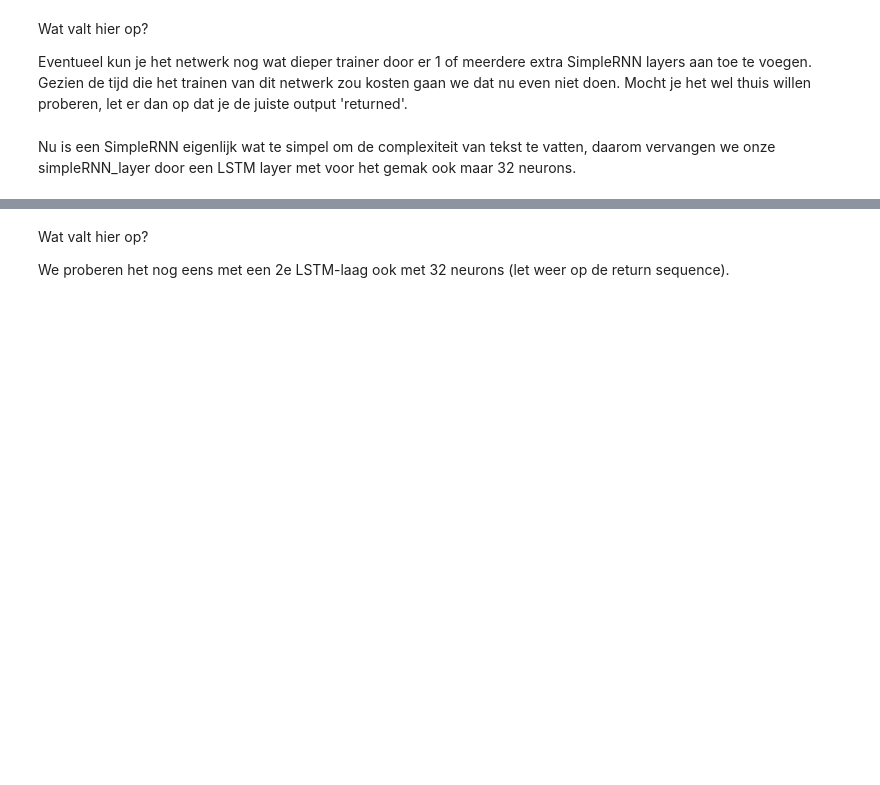
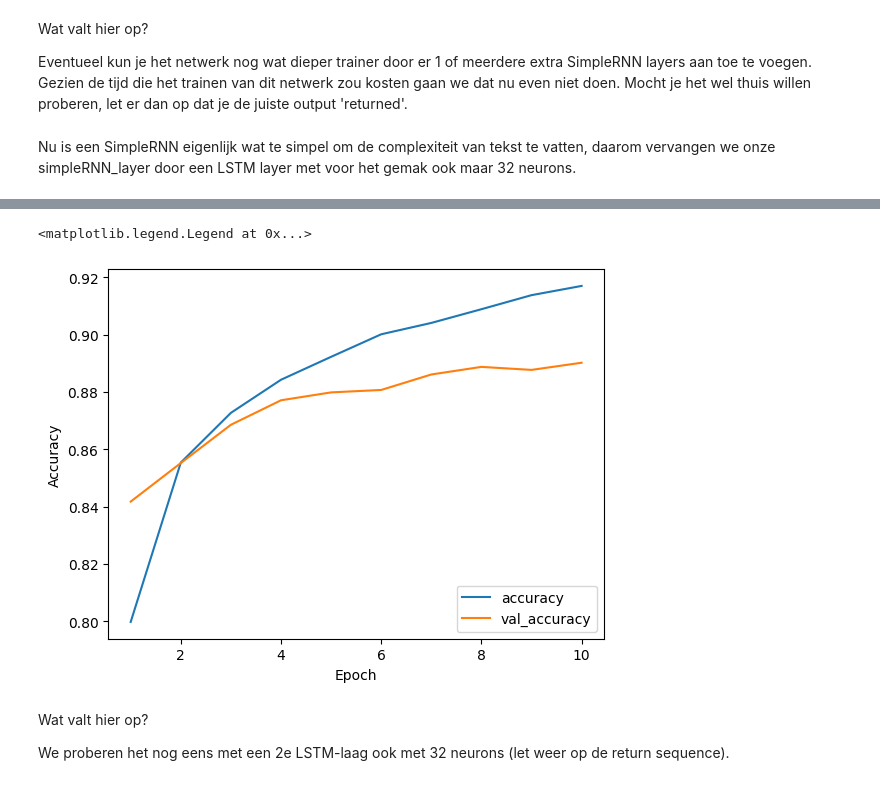
Before and after one commit to usadson/machine-learning, a Jupyter notebook: Thema 3/Thema3werkcollege1en2_studentversie.ipynb, the cells around one changed output, grey strips where cells are left out. Cells and saved outputs as stored; diff of their text form; code cells hidden in the pictures; blank space fills up the shorter version.

```diff
--- a/Thema 3/Thema3werkcollege1en2_studentversie.ipynb
+++ b/Thema 3/Thema3werkcollege1en2_studentversie.ipynb
@@ -411,3 +422,10 @@ Eventueel kun je het netwerk nog wat dieper trainer door er 1 of meerdere extra
 Nu is een SimpleRNN eigenlijk wat te simpel om de complexiteit van tekst te vatten, daarom vervangen we onze simpleRNN_layer door een LSTM layer met voor het gemak ook maar 32 neurons.
 # %%
 #vervang de simpleRNN_layer door een LSTM_layer met 32 neurons epochs=10
+model = models.Sequential([
+    layers.Embedding(input_dim=WORD_COUNT, output_dim=DIMS, weights=[embedding_matrix], trainable=False),
+    layers.LSTM(32),
+    layers.Dense(1, activation='sigmoid'),
+])
+model.compile(optimizer='adam', loss='binary_crossentropy', metrics=['accuracy'])
+model.summary()
@@ -413,0 +446,3 @@ Nu is een SimpleRNN eigenlijk wat te simpel om de complexiteit van tekst te vatt
+# %%
+# with tf.device('/gpu:0'):
+history4 = model.fit(sequences, sentiment, epochs=10, validation_split=0.2)
@@ -414,5 +470,17 @@ Nu is een SimpleRNN eigenlijk wat te simpel om de complexiteit van tekst te vatt
 # %%
 #plot de accuracy en validated accuracy
+
+acc=history4.history['accuracy']
+val_acc=history4.history['val_accuracy']
+epochs=range(1, len(acc)+1)
+plt.plot(epochs, acc, label='accuracy')
+plt.plot(epochs, val_acc, label = 'val_accuracy')
+plt.xlabel('Epoch')
+plt.ylabel('Accuracy')
+plt.legend(loc='lower right')
+# %% [output]
+<matplotlib.legend.Legend at 0x...>
+[figure, added]
 # %% [markdown]
 Wat valt hier op?
 
```
Also changed, not shown: parts of 18 cells of this notebook, 2 other files.
